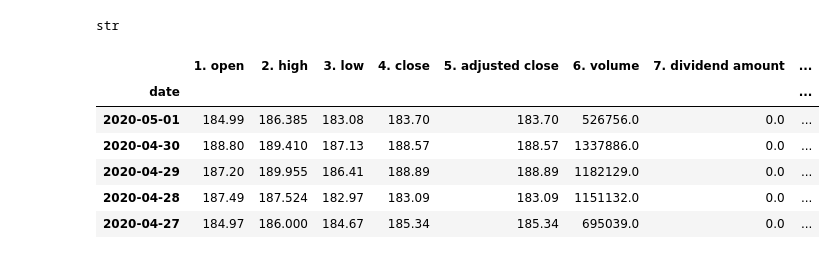
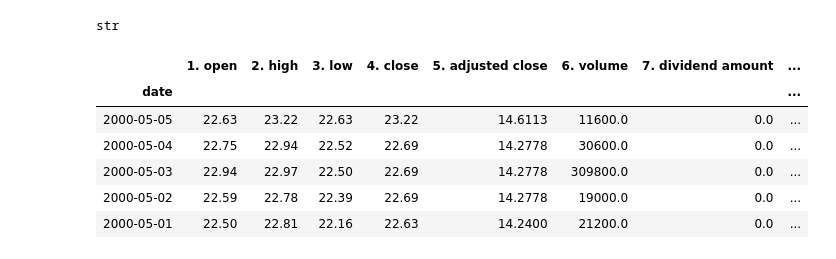
Before and after one commit to bkayratkyzy/Monte_Carlo_Simulations, a Jupyter notebook: notebooks/final.ipynb, the cells around one changed output. Saved outputs shown, nothing was run; the diff lists cells and outputs as text; code cells hidden in the pictures.

```diff
--- a/notebooks/final.ipynb
+++ b/notebooks/final.ipynb
@@ -45,20 +50,17 @@ spy_df = api.alpha_vantage.historic_quotes('SPY', adjusted=True, output_format='
 # %%
 xly_df = api.alpha_vantage.historic_quotes('XLY', adjusted=True, output_format='pandas')
 xly_df.head()
 
 xlp_df = api.alpha_vantage.historic_quotes('XLP', adjusted=True, output_format='pandas')
 xlp_df.tail()
-
-ivw_df = api.alpha_vantage.historic_quotes('IVW', adjusted=True, output_format='pandas')
-ivw_df.head()
 # %% [output]
 |  | 1. open | 2. high | 3. low | 4. close | 5. adjusted close | 6. volume | 7. dividend amount | ... |
 | date |  |  |  |  |  |  |  | ... |
-| 2020-05-01 | 184.99 | 186.385 | 183.08 | 183.70 | 183.70 | 526756.0 | 0.0 | ... |
-| 2020-04-30 | 188.80 | 189.410 | 187.13 | 188.57 | 188.57 | 1337886.0 | 0.0 | ... |
-| 2020-04-29 | 187.20 | 189.955 | 186.41 | 188.89 | 188.89 | 1182129.0 | 0.0 | ... |
-| 2020-04-28 | 187.49 | 187.524 | 182.97 | 183.09 | 183.09 | 1151132.0 | 0.0 | ... |
-| 2020-04-27 | 184.97 | 186.000 | 184.67 | 185.34 | 185.34 | 695039.0 | 0.0 | ... |
+| 2000-05-05 | 22.63 | 23.22 | 22.63 | 23.22 | 14.6113 | 11600.0 | 0.0 | ... |
+| 2000-05-04 | 22.75 | 22.94 | 22.52 | 22.69 | 14.2778 | 30600.0 | 0.0 | ... |
+| 2000-05-03 | 22.94 | 22.97 | 22.50 | 22.69 | 14.2778 | 309800.0 | 0.0 | ... |
+| 2000-05-02 | 22.59 | 22.78 | 22.39 | 22.69 | 14.2778 | 19000.0 | 0.0 | ... |
+| 2000-05-01 | 22.50 | 22.81 | 22.16 | 22.63 | 14.2400 | 21200.0 | 0.0 | ... |
 # %%
 #DATA CLEANUP
 
```
Also changed, not shown: parts of 13 cells of this notebook.
